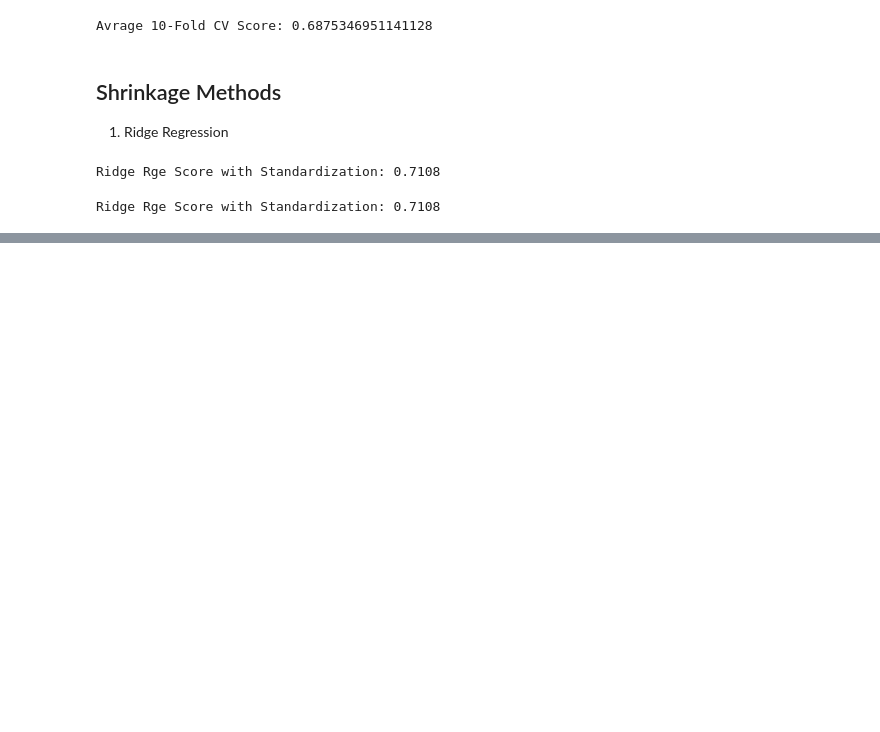
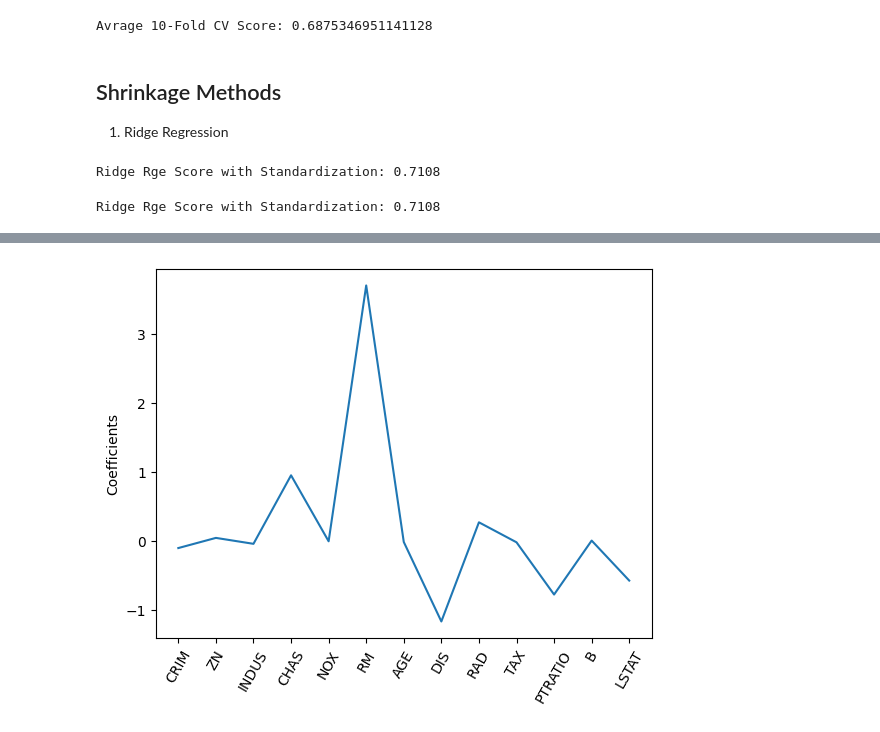
Before and after one commit to Thaer-F-Ali/regression_types_data_enginering, a Jupyter notebook: numerical_data_stats.ipynb, the cells around one changed output, grey strips where cells are left out. Saved outputs shown, nothing was run; the diff lists cells and outputs as text; code cells hidden in the pictures; blank space fills up the shorter version.

```diff
--- a/numerical_data_stats.ipynb
+++ b/numerical_data_stats.ipynb
@@ -250,0 +286,10 @@ Ridge Rge Score with Standardization: 0.7108
+# %%
+names = boston_df.columns[:-1]
+lasso = Lasso(max_iter= 10000,alpha= 0.1)
+lasso_coef = lasso.fit(X, y).coef_
+_ = plt.plot(range(len(names)), lasso_coef)
+_ = plt.xticks(range(len(names)), names, rotation=60)
+_ = plt.ylabel('Coefficients')
+plt.show()
+# %% [output]
+[figure, added]
```
Also changed, not shown: parts of 9 cells of this notebook.
